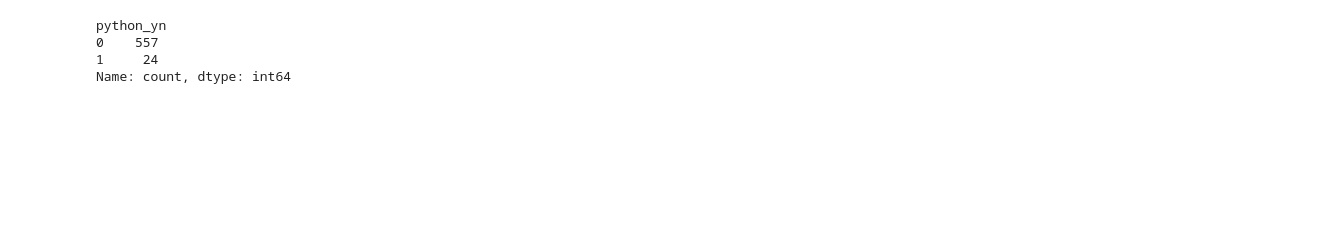
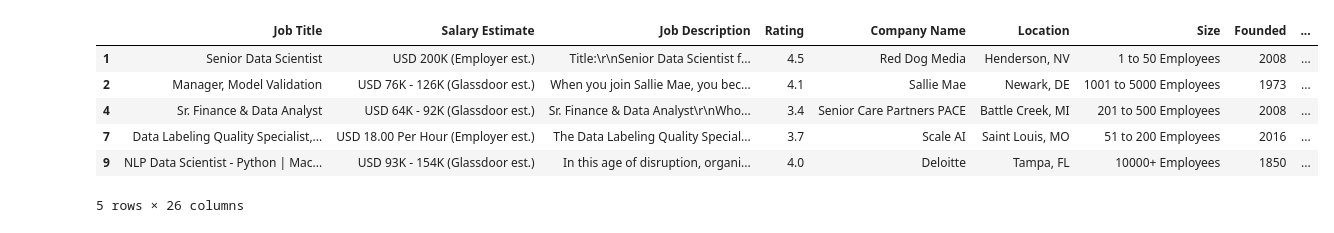
Before and after one commit to thedv/ds_salary_proj, a Jupyter notebook: data_cleaning.ipynb, the cells around one changed output. Cells and saved outputs as stored; diff of their text form; code cells hidden in the pictures; blank space fills up the shorter version.

```diff
--- a/data_cleaning.ipynb
+++ b/data_cleaning.ipynb
@@ -23,11 +42,3 @@ df = df.dropna(subset = ['max_salary', 'min_salary'])
 # %%
-df['max_salary'] = df['max_salary'].str.strip()  # Remove leading/trailing spaces
-df['max_salary'] = pd.to_numeric(df['max_salary'], errors='coerce')  # Convert to numeric (replace NaN with a placeholder)
-df['min_salary'] = df['min_salary'].str.strip()  # Remove leading/trailing spaces
-df['min_salary'] = pd.to_numeric(df['min_salary'], errors='coerce')  # Convert to numeric (replace NaN with a placeholder)
-df['min_salary'] = df['min_salary'].fillna(-1).astype(int)  # Fill NaN with -1 and convert to int
-df['max_salary'].astype(int)
-df['min_salary'].astype(int)
-df['avg_salary'] = (df.min_salary + df.max_salary)/2
 df = df[df['Location'].str.contains(',')]
 # %%
@@ -53,10 +55,2 @@ df['python_yn'] = df['Job Description'].apply(lambda x : 1 if 'python' in x.lowe
 df['r_yn'] = df['Job Description'].apply(lambda x : 1 if 'r studio' in x.lower() or 'r-studio' in x.lower() else 0)
-# %%
-
-df['python_yn'].value_counts()
-# %% [output]
-python_yn
-0    557
-1     24
-Name: count, dtype: int64
 # %%
@@ -64,0 +58,10 @@ Name: count, dtype: int64
+# %%
+df = df.drop(columns = ['Unnamed: 0']).head()
+# %% [output]
+|  | Job Title | Salary Estimate | Job Description | Rating | Company Name | Location | Size | Founded | ... |
+| 1 | Senior Data Scientist | USD 200K (Employer est.) | Title:\r\nSenior Data Scientist f... | 4.5 | Red Dog Media | Henderson, NV | 1 to 50 Employees | 2008 | ... |
+| 2 | Manager, Model Validation | USD 76K - 126K (Glassdoor est.) | When you join Sallie Mae, you bec... | 4.1 | Sallie Mae | Newark, DE | 1001 to 5000 Employees | 1973 | ... |
+| 4 | Sr. Finance & Data Analyst | USD 64K - 92K (Glassdoor est.) | Sr. Finance & Data Analyst\r\nWho... | 3.4 | Senior Care Partners PACE | Battle Creek, MI | 201 to 500 Employees | 2008 | ... |
+| 7 | Data Labeling Quality Specialist,... | USD 18.00 Per Hour (Employer est.) | The Data Labeling Quality Special... | 3.7 | Scale AI | Saint Louis, MO | 51 to 200 Employees | 2016 | ... |
+| 9 | NLP Data Scientist - Python | Mac... | USD 93K - 154K (Glassdoor est.) | In this age of disruption, organi... | 4.0 | Deloitte | Tampa, FL | 10000+ Employees | 1850 | ... |
+5 rows × 26 columns
```
Also changed, not shown: parts of 20 cells of this notebook, 1 other file.
